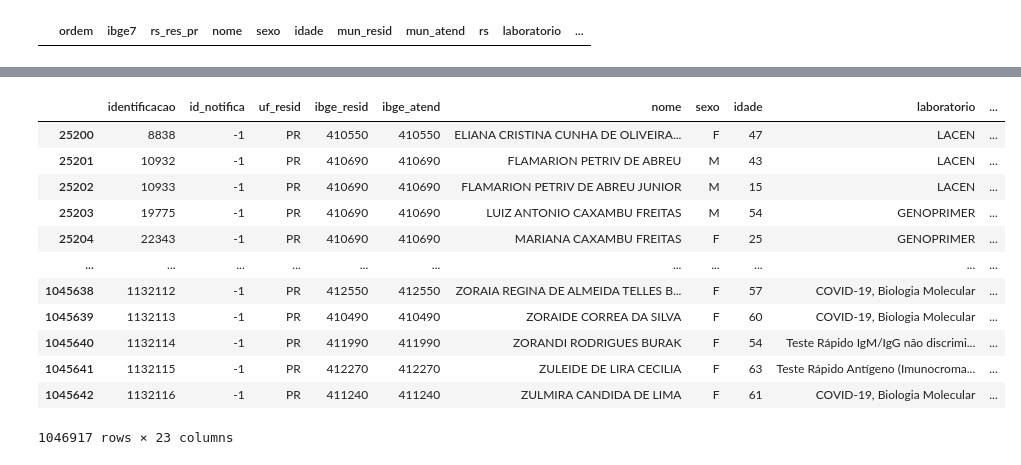
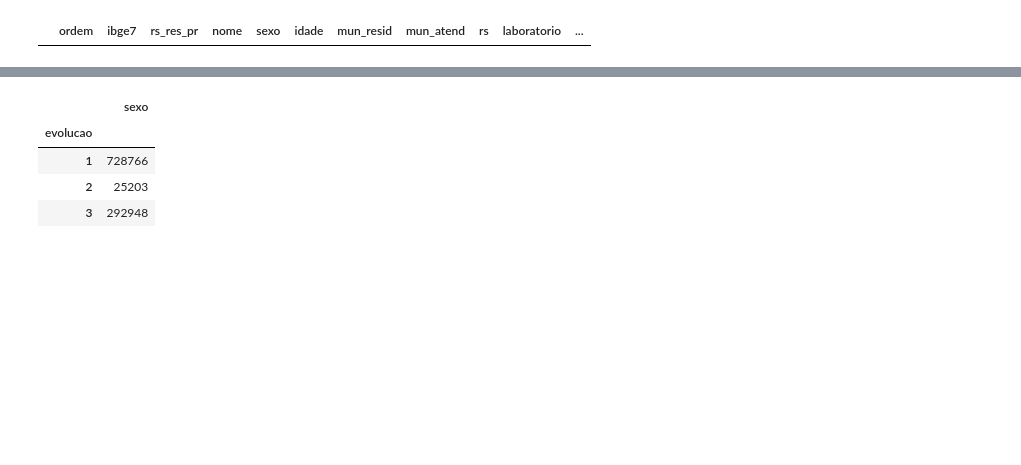
Before and after one commit to vinnylg/covid19datascience, a Jupyter notebook: notebooks/merge_access.ipynb, the cells around one changed output, grey strips where cells are left out. Drawn from its saved outputs; the diff is of its cells as text; code cells hidden in the pictures; blank space fills up the shorter version.

```diff
--- a/notebooks/merge_access.ipynb
+++ b/notebooks/merge_access.ipynb
@@ -22,8 +25,8 @@ from bulletin.utils.xls_ import fit_cols
 default_input: /home/vinnylg/projects/covid19datascience/input
 default_output: /home/vinnylg/projects/covid19datascience/output
 # %%
-read_cc = True #and False
-read_tb = True #and False
+read_cc = True and False
+read_tb = True and False
 # %%
 cc = CasosConfirmados()
 if read_cc:
@@ -248,8 +214,9 @@ casos_fora
 # %%
-casosct = casosct.drop(index=casos_fora.index)
-casosct['uf'] = "PR"
-casosct = pd.concat([casosct,casos_fora])
-casosct['ibge7'] = casosct['ibge7'].apply(int)
-casosct= casosct.sort_values('ordem')
-casosct
+# casosct = casosct.drop(index=casos_fora.index)
+casosct['uf_resid'] = "PR"
+casosct.loc[casosct['ibge7']==9999999,'uf_resid'] = 'Fora'
+# casosct = pd.concat([casosct,casos_fora])
+# casosct['ibge7'] = casosct['ibge7'].apply(int)
+# casosct= casosct.sort_values('ordem')
+casosct.groupby('evolucao')[['sexo']].count()
 # %% [output]
@@ -269,61 +240,27 @@ casosct
 # %%
-#####
-## novos casos confirmados
-#
-
-casosct['id_notifica'] = -1
-casosct['ibge_resid'] = casosct['ibge7'].apply(lambda x: str(x)[:6])
-casosct['ibge_atend'] = casosct['ibge_atend_pr'].apply(lambda x: str(x)[:6])
-
 casosct['hash'] = (casosct['nome'].apply(normalize_hash) +
                   casosct['idade'].astype(str) +
-                  casosct['ibge_resid'].astype(str))
+                  casosct['ibge_resid'] )
 
 casosct['hash_less'] = ( casosct['nome'].apply(normalize_hash) +
                         casosct['idade'].apply(lambda x: str(x - 1)) +
-                        casosct['ibge_resid'].astype(str))
+                        casosct['ibge_resid'] )
 
 casosct['hash_more'] = ( casosct['nome'].apply(normalize_hash) +
                         casosct['idade'].apply(lambda x: str(x + 1)) +
-                        casosct['ibge_resid'].astype(str))
-
-casosct['hash_atend'] = (casosct['nome'].apply(normalize_hash) +
-                        casosct['idade'].astype(str) +
-                        casosct['ibge_atend'].astype(str))
-
-casosct['hash_less_atend'] = ( casosct['nome'].apply(normalize_hash) +
-                        casosct['idade'].apply(lambda x: str(x - 1)) +
-                        casosct['ibge_atend'].astype(str))
-
-casosct['hash_more_atend'] = ( casosct['nome'].apply(normalize_hash) +
-                        casosct['idade'].apply(lambda x: str(x + 1)) +
-                        casosct['ibge_atend'].astype(str))
-
+                        casosct['ibge_resid'] )
 
 casosct['hash_diag'] = (casosct['nome'].apply(normalize_hash) + casosct['dt_diag'].apply(date_hash))
 
-casosct.loc[(casosct['evolucao']==2) & casosct['data_com_evolucao'].notna(), 'hash_obito'] = casosct.loc[(casosct['evolucao']==2) & casosct['data_com_evolucao'].notna()].apply(
-        lambda row: normalize_hash(row['nome']) + date_hash(row['data_com_evolucao']), axis=1
-)
+casosct['ibge_resid'] = casosct['ibge_resid'].apply(int)
+casosct['ibge_atend'] = casosct['ibge_atend_pr'].apply(int)
 
-casosct = casosct.rename(columns={'uf':'uf_resid'})
-
-casosct['ibge_resid'] = casosct['ibge_resid'].apply(int)
-casosct['ibge_atend'] = casosct['ibge_resid'].apply(int)
-
-casosct = casosct[['identificacao','id_notifica','uf_resid','ibge_resid','ibge_atend','nome','sexo','idade','laboratorio','dt_diag','comunicacao','is','evolucao','data_evolucao','data_com_evolucao','hash','hash_less','hash_more','hash_atend','hash_less_atend','hash_more_atend','hash_diag','hash_obito']]
-casosct
+casosct = casosct[['identificacao','id_notifica','uf_resid','ibge_resid','ibge_atend','nome','sexo','idade','laboratorio','dt_diag','comunicacao','is','evolucao','data_evolucao','data_com_evolucao','hash','hash_less','hash_more','hash_diag']]#,'hash_atend','hash_less_atend','hash_more_atend','hash_diag','hash_obito']]
+casosct = casosct.set_index('identificacao')
+casosct.groupby('evolucao')[['sexo']].count()
 # %% [output]
-|  | identificacao | id_notifica | uf_resid | ibge_resid | ibge_atend | nome | sexo | idade | laboratorio | ... |
-| 25200 | 8838 | -1 | PR | 410550 | 410550 | ELIANA CRISTINA CUNHA DE OLIVEIRA... | F | 47 | LACEN | ... |
-| 25201 | 10932 | -1 | PR | 410690 | 410690 | FLAMARION PETRIV DE ABREU | M | 43 | LACEN | ... |
-| 25202 | 10933 | -1 | PR | 410690 | 410690 | FLAMARION PETRIV DE ABREU JUNIOR | M | 15 | LACEN | ... |
-| 25203 | 19775 | -1 | PR | 410690 | 410690 | LUIZ ANTONIO CAXAMBU FREITAS | M | 54 | GENOPRIMER | ... |
-| 25204 | 22343 | -1 | PR | 410690 | 410690 | MARIANA CAXAMBU FREITAS | F | 25 | GENOPRIMER | ... |
-| ... | ... | ... | ... | ... | ... | ... | ... | ... | ... | ... |
-| 1045638 | 1132112 | -1 | PR | 412550 | 412550 | ZORAIA REGINA DE ALMEIDA TELLES B... | F | 57 | COVID-19, Biologia Molecular | ... |
-| 1045639 | 1132113 | -1 | PR | 410490 | 410490 | ZORAIDE CORREA DA SILVA | F | 60 | COVID-19, Biologia Molecular | ... |
-| 1045640 | 1132114 | -1 | PR | 411990 | 411990 | ZORANDI RODRIGUES BURAK | F | 54 | Teste Rápido IgM/IgG não discrimi... | ... |
-| 1045641 | 1132115 | -1 | PR | 412270 | 412270 | ZULEIDE DE LIRA CECILIA | F | 63 | Teste Rápido Antígeno (Imunocroma... | ... |
-| 1045642 | 1132116 | -1 | PR | 411240 | 411240 | ZULMIRA CANDIDA DE LIMA | F | 61 | COVID-19, Biologia Molecular | ... |
+|  | sexo |
+| evolucao |  |
+| 1 | 728766 |
+| 2 | 25203 |
+| 3 | 292948 |
-1046917 rows × 23 columns
```
Also changed, not shown: parts of 28 cells of this notebook, 9 other files.
